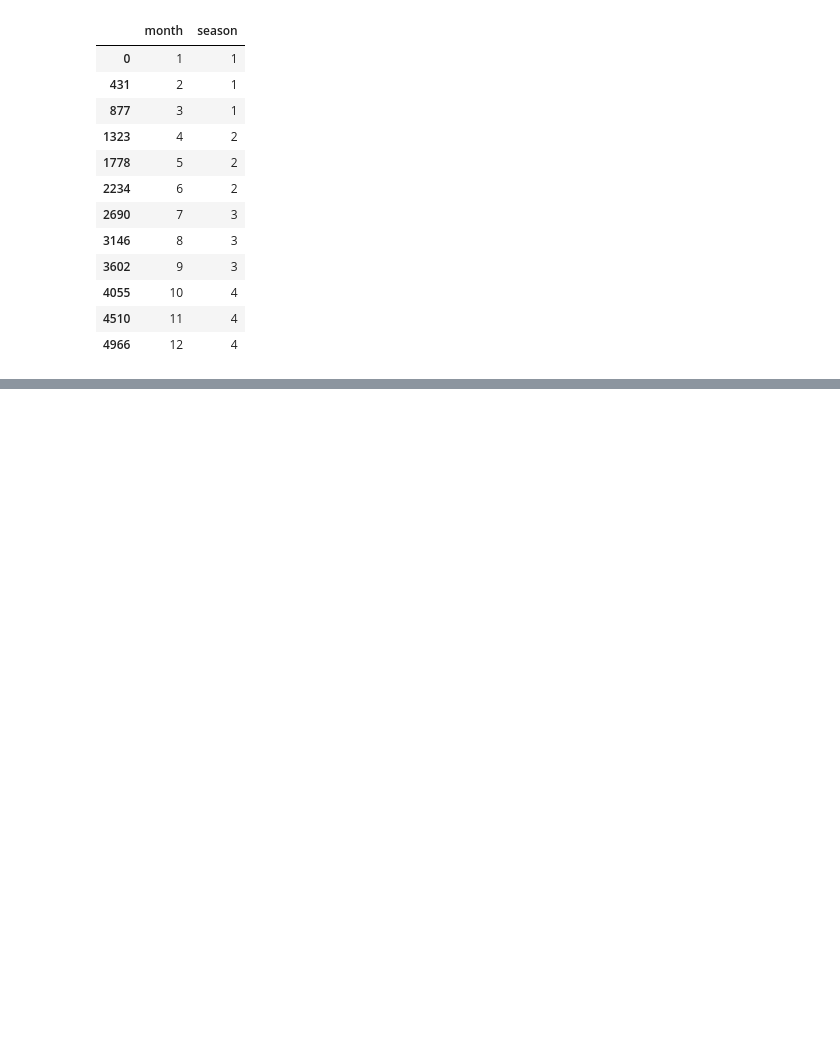
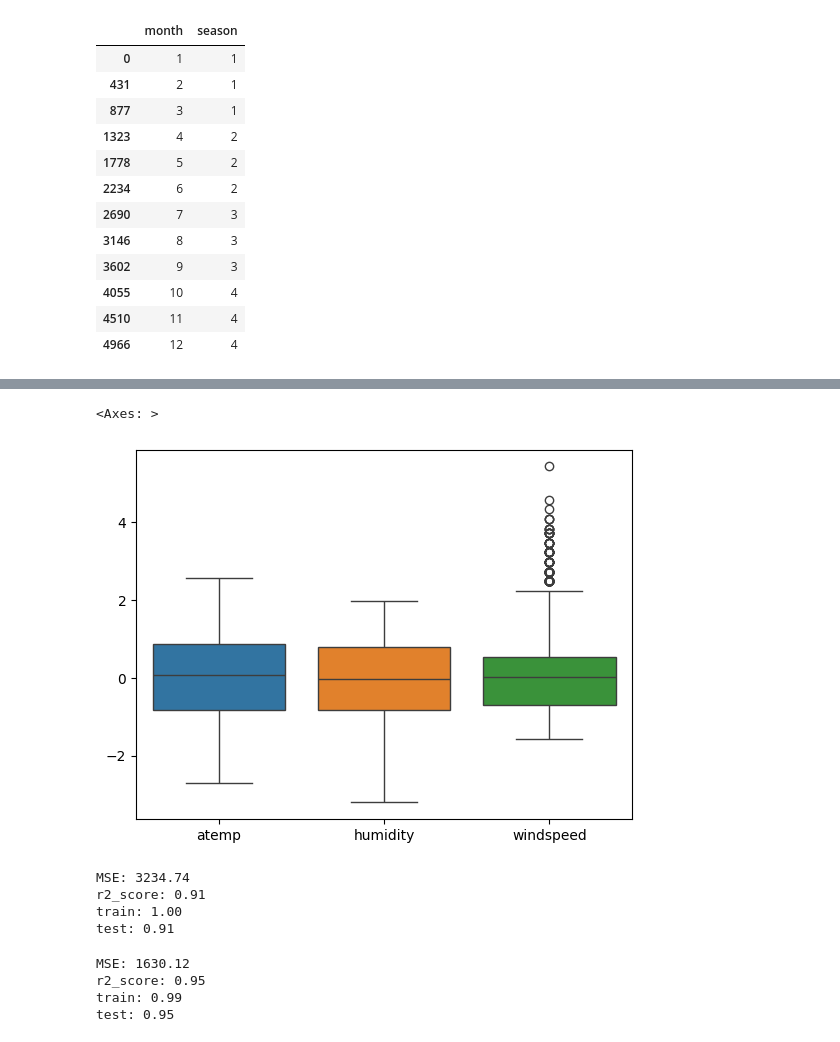
Before and after one commit to jiminxchris/pythonmlproject20260205, a Jupyter notebook: 02_회귀_자전거대여수요예측.ipynb, the cells around one changed output, grey strips where cells are left out. Drawn from its saved outputs; the diff is of its cells as text; code cells hidden in the pictures; blank space fills up the shorter version.

```diff
--- a/02_회귀_자전거대여수요예측.ipynb
+++ b/02_회귀_자전거대여수요예측.ipynb
@@ -189,0 +287,10 @@ model = LinearRegression()
+# %%
+# 수치형 데이터에 대한 스케일링
+from sklearn.preprocessing import StandardScaler
+
+numerical_fetures = ['atemp', 'humidity', 'windspeed']
+
+scaler = StandardScaler()
+
+X_train[numerical_fetures] = scaler.fit_transform(X_train[numerical_fetures])
+X_test[numerical_fetures] = scaler.transform(X_test[numerical_fetures])
@@ -189,0 +333,5 @@ model = LinearRegression()
+# %%
+sns.boxplot(X_train[numerical_fetures])
+# %% [output]
+<Axes: >
+[figure, added]
@@ -190,3 +340,39 @@ model = LinearRegression()
+# %%
+from sklearn.tree import DecisionTreeRegressor
+from sklearn.metrics import mean_squared_error, r2_score
+
+dt_model = DecisionTreeRegressor()
+dt_model.fit(X_train, y_train)
+pred = dt_model.predict(X_test)
+
+print(f'MSE: {mean_squared_error(y_test, pred):.2f}') # 평균 제곱 오차(MSE)
+print(f'r2_score: {r2_score(y_test, pred):.2f}') # 결정계수(R2)
+
+print(f'train: {dt_model.score(X_train, y_train):.2f}')
+print(f'test: {dt_model.score(X_test, y_test):.2f}')
+# %% [output]
+MSE: 3234.74
+r2_score: 0.91
+train: 1.00
+test: 0.91
+# %%
+from sklearn.ensemble import RandomForestRegressor
+from sklearn.metrics import mean_squared_error, r2_score
+
+rf_model = RandomForestRegressor(random_state=10)
+rf_model.fit(X_train, y_train)
+pred = rf_model.predict(X_test)
+
+print(f'MSE: {mean_squared_error(y_test, pred):.2f}') # 평균 제곱 오차(MSE)
+print(f'r2_score: {r2_score(y_test, pred):.2f}') # 결정계수(R2)
+
+print(f'train: {rf_model.score(X_train, y_train):.2f}')
+print(f'test: {rf_model.score(X_test, y_test):.2f}')
+# %% [output]
+MSE: 1630.12
+r2_score: 0.95
+train: 0.99
+test: 0.95
 # %%
 # 수치형변수 스케일링
 # %%
```
Also changed, not shown: parts of 16 cells of this notebook.
